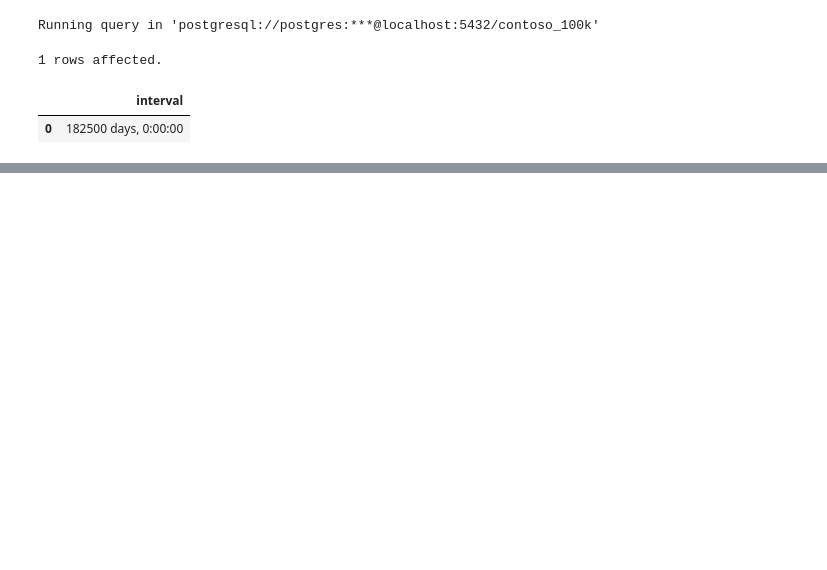
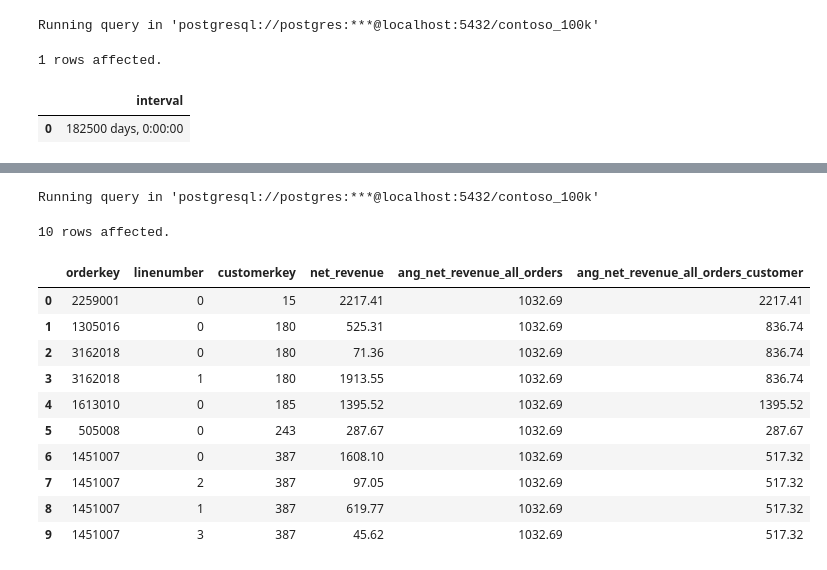
Before and after one commit to ew-alt/Data-anylatics, a Jupyter notebook: Resources/Blank_SQL_Notebook.ipynb, the cells around one changed output, grey strips where cells are left out. Saved outputs shown, nothing was run; the diff lists cells and outputs as text; code cells hidden in the pictures; blank space fills up the shorter version.

```diff
--- a/Resources/Blank_SQL_Notebook.ipynb
+++ b/Resources/Blank_SQL_Notebook.ipynb
@@ -447,3 +446,31 @@ Running query in 'postgresql://postgres:***@localhost:5432/contoso_100k'
 | 2 | 2022.00 | 1.6233962099189089 |
 | 3 | 2023.00 | 1.7526721219713730 |
 | 4 | 2024.00 | 1.66696278748396012240 |
+# %%
+%%sql
+
+Select
+  orderkey,
+  linenumber,
+  customerkey,
+  (quantity * netprice * exchangerate) AS net_revenue,
+  AVG(quantity * netprice * exchangerate) OVER () AS ang_net_revenue_all_orders,
+  AVG(quantity * netprice * exchangerate) OVER (PARTITION BY customerkey) AS ang_net_revenue_all_orders_customer
+FROM Sales
+ORDER BY
+  customerkey
+LIMIT 10
+# %% [output]
+Running query in 'postgresql://postgres:***@localhost:5432/contoso_100k'
+10 rows affected.
+|  | orderkey | linenumber | customerkey | net_revenue | ang_net_revenue_all_orders | ang_net_revenue_all_orders_customer |
+| 0 | 2259001 | 0 | 15 | 2217.41 | 1032.69 | 2217.41 |
+| 1 | 1305016 | 0 | 180 | 525.31 | 1032.69 | 836.74 |
+| 2 | 3162018 | 0 | 180 | 71.36 | 1032.69 | 836.74 |
+| 3 | 3162018 | 1 | 180 | 1913.55 | 1032.69 | 836.74 |
+| 4 | 1613010 | 0 | 185 | 1395.52 | 1032.69 | 1395.52 |
+| 5 | 505008 | 0 | 243 | 287.67 | 1032.69 | 287.67 |
+| 6 | 1451007 | 0 | 387 | 1608.10 | 1032.69 | 517.32 |
+| 7 | 1451007 | 2 | 387 | 97.05 | 1032.69 | 517.32 |
+| 8 | 1451007 | 1 | 387 | 619.77 | 1032.69 | 517.32 |
+| 9 | 1451007 | 3 | 387 | 45.62 | 1032.69 | 517.32 |
```
Also changed, not shown: parts of 6 cells of this notebook.
